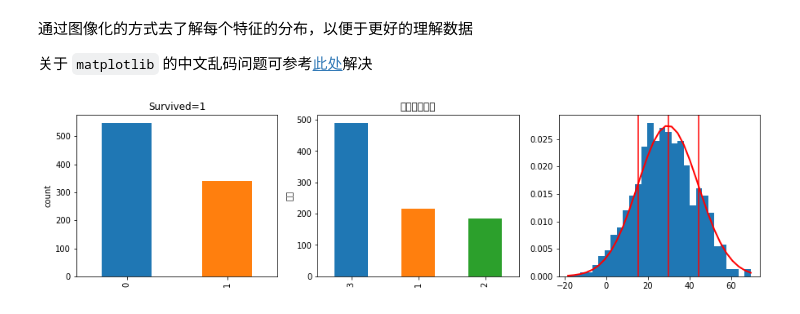
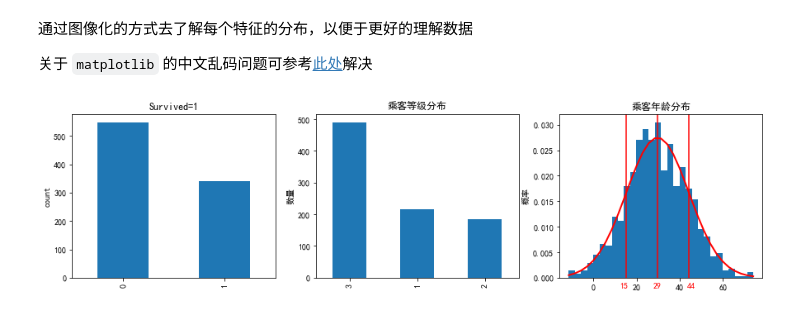
Before and after one commit to szlevinli/studyAI, a Jupyter notebook: notebook/titanic.ipynb, the cells around one changed output. Drawn from its saved outputs; the diff is of its cells as text; code cells hidden in the pictures.

```diff
--- a/notebook/titanic.ipynb
+++ b/notebook/titanic.ipynb
@@ -109,34 +104,40 @@ data_train.describe()
 
 关于 `matplotlib` 的中文乱码问题可参考[此处](https://www.jb51.net/article/150878.htm)解决
 # %%
+mpl.rcParams['font.sans-serif'] = ['SimHei']
+mpl.rcParams['font.serif'] = ['SimHei']
+mpl.rcParams['axes.unicode_minus'] = False
 # 设置图形(画布）尺寸
 fig = plt.figure(figsize=(15, 8))
 # 在画布上画6幅图，按2行3列划分，这幅图换在第1行第1列的位置上
 plt.subplot2grid((2, 3), (0, 0))
 data_train['Survived'].value_counts().plot.bar()
 plt.title("Survived=1")
 plt.ylabel("count")
 # 在画布上画6幅图，按2行3列划分，这幅图换在第1行第2列的位置上
 plt.subplot2grid((2, 3), (0, 1))
 data_train['Pclass'].value_counts().plot.bar()
 plt.title("乘客等级分布")
 plt.ylabel("数量")
 # 在画布上画6幅图，按2行3列划分，这幅图换在第1行第3列的位置上
 plt.subplot2grid((2, 3), (0, 2))
-# data_train['Age'].value_counts().plot.scatter()
-# plt.title("岁数分布")
-# plt.ylabel("数量")
 mu = data_train['Age'].mean()
 sigma = data_train['Age'].std()
 s = np.random.normal(mu, sigma, 1000)
 count, bins, ignored = plt.hist(s, 30, density=True)
 plt.plot(bins, 1/(sigma * np.sqrt(2 * np.pi)) *
          np.exp( - (bins - mu)**2 / (2 * sigma**2) ),
          linewidth=2, color='r')
 plt.axvline(mu, c='r')
 plt.axvline(mu - sigma, c='r')
 plt.axvline(mu + sigma, c='r')
+plt.text((mu-sigma)-3, -0.002, int(mu-sigma), color='red')
+plt.text((mu)-2, -0.002, int(mu), color='red')
+plt.text((mu+sigma)-1, -0.002, int(mu+sigma), color='red')
+plt.title("乘客年龄分布")
+plt.ylabel("概率")
+
 
 plt.show()
 # %% [output]
-[figure, old version]
+[figure, new version]
```
Also changed, not shown: parts of 3 cells of this notebook.
